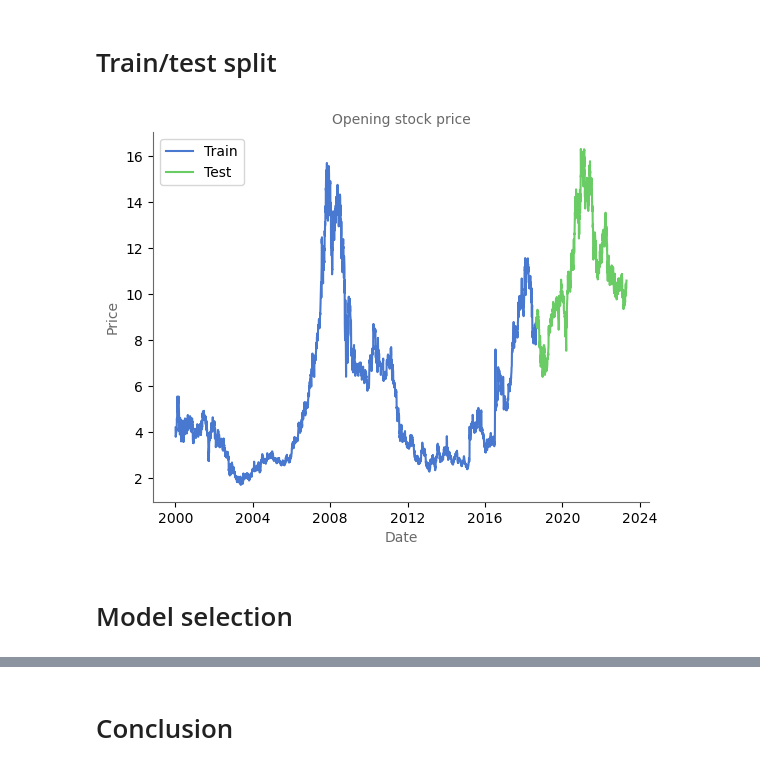
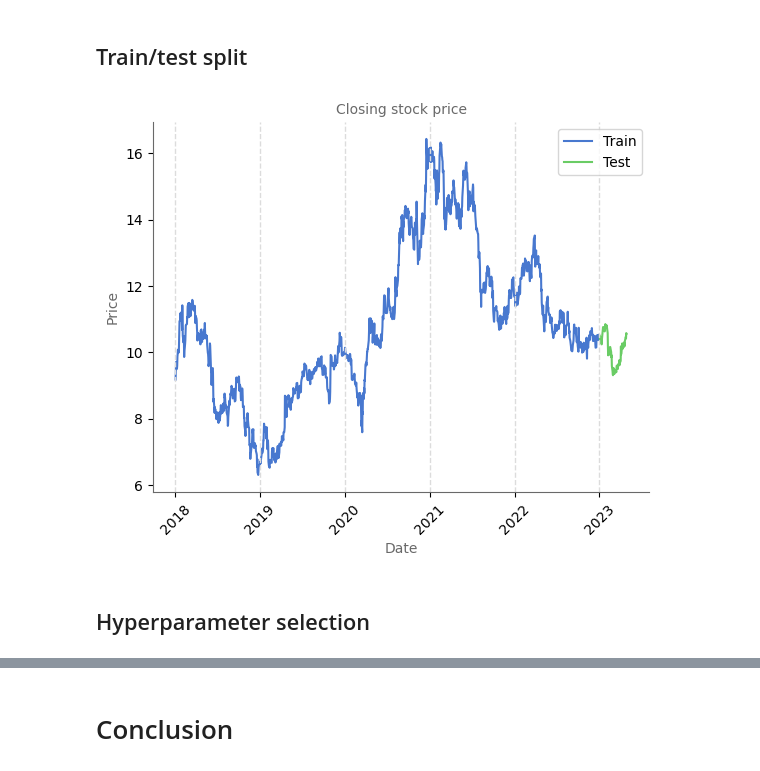
Before and after one commit to earth1987/time-series-stock-prices, a Jupyter notebook: notebooks/stock_price_forecast.ipynb, the cells around one changed output, grey strips where cells are left out. Cells and saved outputs as stored; diff of their text form; code cells hidden in the pictures.

Commit message:
Added ARIMA model optimisation via rolling forecast

```diff
--- a/notebooks/stock_price_forecast.ipynb
+++ b/notebooks/stock_price_forecast.ipynb
@@ -88,0 +141,16 @@ The autocorrelation for an observation and an observation at a prior time step i
+# %%
+dt = st.diff(periods=1)
+dt = dt[1:]
+
+fig, axes = plt.subplots()
+axes.plot(dt, label=col, color='dimgray');
+axes.axhline(0, color='gainsboro', linestyle='--', linewidth=1)
+for x in [datetime.datetime(y, 1, 1) for y in dt.index.year.unique()]:
+    axes.axvline(x, color='gainsboro', linestyle='--', linewidth=1)
+
+axes.set_xlabel('Date', color='dimgray');
+axes.set_ylabel('Diff', color='dimgray');
+axes.set_title('1st order difference', color='dimgray');
+axes.spines[['top', 'right']].set_visible(False);
+axes.spines[['left', 'bottom']].set_color('dimgray');
+plt.xticks(rotation=45);
@@ -88,0 +159,12 @@ The autocorrelation for an observation and an observation at a prior time step i
+# %%
+fig, axes = plt.subplots()
+axes.plot(dt.rolling(7).var(), color='dimgray');
+for x in [datetime.datetime(y, 1, 1) for y in dt.index.year.unique()]:
+    axes.axvline(x, color='gainsboro', linestyle='--', linewidth=1)
+
+axes.set_ylabel('Variance', color='dimgray');
+axes.set_title('1st order diff: Rolling 7 day variance', color='dimgray');
+axes.set_xlabel('Date', color='dimgray');
+axes.spines[['top', 'right']].set_visible(False);
+axes.spines[['left', 'bottom']].set_color('dimgray');
+plt.xticks(rotation=45);
@@ -194,23 +302,24 @@ for ax in axes.flatten():
-# %% [markdown]
-# Train/test split
+# %% [markdown]
+## Train/test split
 # %%
 # Create train/test set
-train_idx = set(range(round((stock_prices.shape[0]*0.8))))
-test_idx = set(range(stock_prices.shape[0]))
-test_idx = test_idx - train_idx
-train = stock_prices.loc[list(train_idx)].copy()
-test = stock_prices.loc[list(test_idx)].copy()
+train = y['Close'].loc[:'2023-01-01'].copy(deep=True)
+test = y['Close'].loc['2023-01-01':].copy(deep=True)
 
 fig, axes = plt.subplots(nrows=1, ncols=1)
-axes.plot(train['Date'], train['Open'], label='Train');
-axes.plot(test['Date'], test['Open'], label='Test');
+axes.plot(train, label='Train');
+axes.plot(test, label='Test');
+for x in [datetime.datetime(y, 1, 1) for y in dt.index.year.unique()]:
+    axes.axvline(x, color='gainsboro', linestyle='--', linewidth=1)
+
 axes.set_xlabel('Date', color='dimgray');
 axes.set_ylabel('Price', color='dimgray');
-axes.set_title('Opening stock price', color='dimgray', size=10);
+axes.set_title('Closing stock price', color='dimgray', size=10);
 axes.spines[['top', 'right']].set_visible(False);
 axes.spines[['left', 'bottom']].set_color('dimgray');
 axes.legend();
+plt.xticks(rotation=45);
 # %% [output]
-[figure, old version]
+[figure, new version]
-# %% [markdown]
-# Model selection
+# %% [markdown]
+## Hyperparameter selection
```
Also changed, not shown: parts of 51 cells of this notebook.
